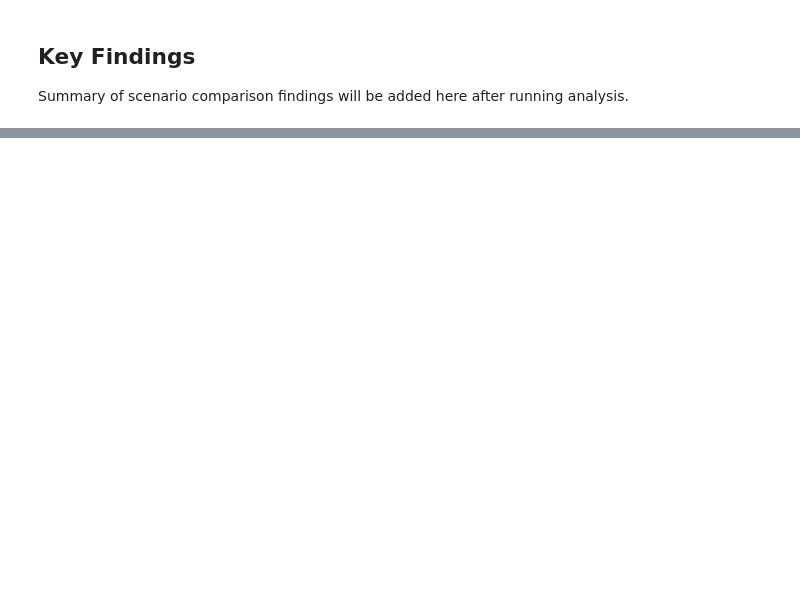
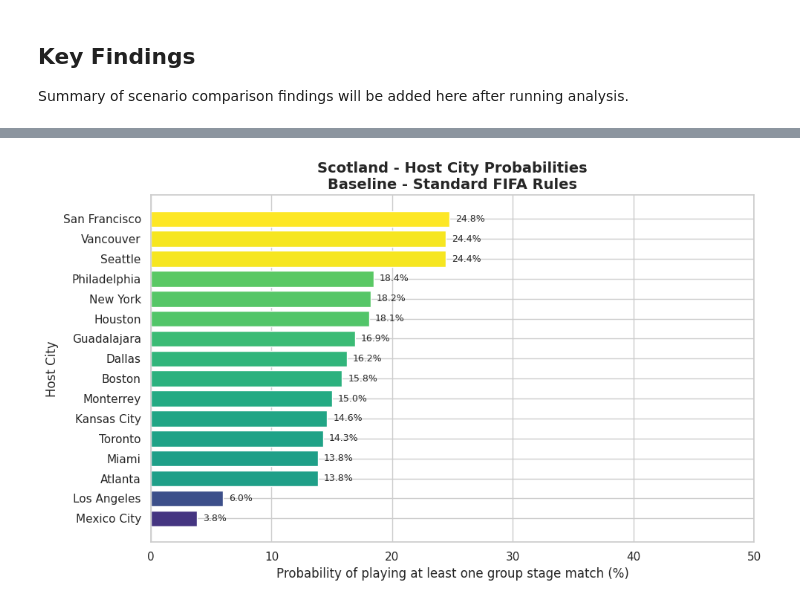
Before and after one commit to neil-aitken/wc-draw, a Jupyter notebook: notebooks/scenario_comparison.ipynb, the cells around one changed output, grey strips where cells are left out. Saved outputs shown, nothing was run; the diff lists cells and outputs as text; code cells hidden in the pictures; blank space fills up the shorter version.

```diff
--- a/notebooks/scenario_comparison.ipynb
+++ b/notebooks/scenario_comparison.ipynb
@@ -181,3 +295,87 @@ if "baseline" in scotland_df.columns and "both_features" in scotland_df.columns:
 ## Key Findings
 
 Summary of scenario comparison findings will be added here after running analysis.
+# %%
+# Scotland host city probabilities across scenarios
+team = "Scotland"
+
+# Load city probability data
+city_probs_path = Path("../scotland_city_probabilities_refined.csv")
+if not city_probs_path.exists():
+    print(f"Warning: {city_probs_path} not found. Run calculate_scotland_cities_refined.py first")
+else:
+    city_df = pd.read_csv(city_probs_path, index_col=0)
+
+    # Pretty print city names
+    def prettify_city(city_name):
+        """Convert 'los-angeles' to 'Los Angeles'"""
+        return city_name.replace('-', ' ').title()
+
+    city_df.index = city_df.index.map(prettify_city)
+
+    print("\nScotland host city probabilities:")
+    print(city_df.sort_values("baseline", ascending=False))
+
+    # Scenario names for titles
+    scenario_names = {
+        "baseline": "Baseline - Standard FIFA Rules",
+        "playoff_seeding": "Playoff Seeding Only",
+        "both_features": "Both Features - Winner Separation + Playoff Seeding"
+    }
+
+    # Create separate chart for each scenario
+    for scenario in ["baseline", "playoff_seeding", "both_features"]:
+        if scenario not in city_df.columns:
+            continue
+
+        # Sort by this scenario's probabilities (descending - highest first)
+        scenario_data = city_df[scenario].sort_values(ascending=True)  # ascending=True for barh to show highest at top
+
+        # Create figure
+        fig_height = max(6, 0.35 * len(scenario_data))
+        plt.figure(figsize=(10, fig_height))
+
+        # Create horizontal bar plot
+        colors = plt.cm.viridis(scenario_data.values / scenario_data.max())
+        plt.barh(range(len(scenario_data)), scenario_data.values, color=colors)
+        plt.yticks(range(len(scenario_data)), scenario_data.index)
+        plt.xlabel("Probability of playing at least one group stage match (%)", fontsize=12)
+        plt.ylabel("Host City", fontsize=12)
+        plt.title(f"{team} - Host City Probabilities\n{scenario_names.get(scenario, scenario)}",
+                  fontsize=14, fontweight='bold')
+        plt.xlim(0, max(scenario_data.max() * 1.1, 50))
+
+        # Add percentage labels on bars
+        for i, (city, prob) in enumerate(scenario_data.items()):
+            plt.text(prob + 0.5, i, f'{prob:.1f}%', va='center', fontsize=9)
+
+        plt.tight_layout()
+
+        # Save figure
+        img_path = out_dir / f"{team.replace(' ', '_')}_city_probabilities_{scenario}.png"
+        plt.savefig(img_path, dpi=150)
+        print(f"\nSaved {img_path}")
+        plt.show()
+
+    # Print key insights
+    print(f"\n{'='*70}")
+    print("KEY INSIGHTS")
+    print(f"{'='*70}")
+
+    print("\nBaseline - Most likely cities:")
+    baseline_top = city_df.sort_values("baseline", ascending=False).head(5)
+    for city, row in baseline_top.iterrows():
+        print(f"  {city:20s}: {row['baseline']:5.1f}%")
+
+    print("\nBoth features - Most likely cities:")
+    both_top = city_df.sort_values("both_features", ascending=False).head(5)
+    for city, row in both_top.iterrows():
+        print(f"  {city:20s}: {row['both_features']:5.1f}%")
+
+    # Calculate difference
+    city_df["delta"] = city_df["both_features"] - city_df["baseline"]
+    print("\nUEFA Group Winners Separate:")
+    biggest_increase = city_df.sort_values("delta", ascending=False).head(5)
+    for city, row in biggest_increase.iterrows():
+        print(f"  {city:20s}: +{row['delta']:5.1f}% ({row['baseline']:5.1f}% → {row['both_features']:5.1f}%)")
+# %% [output]
@@ -183,0 +399 @@ Summary of scenario comparison findings will be added here after running analysi
+[figure, added]
```
Also changed, not shown: parts of 8 cells of this notebook, 19 other files.
